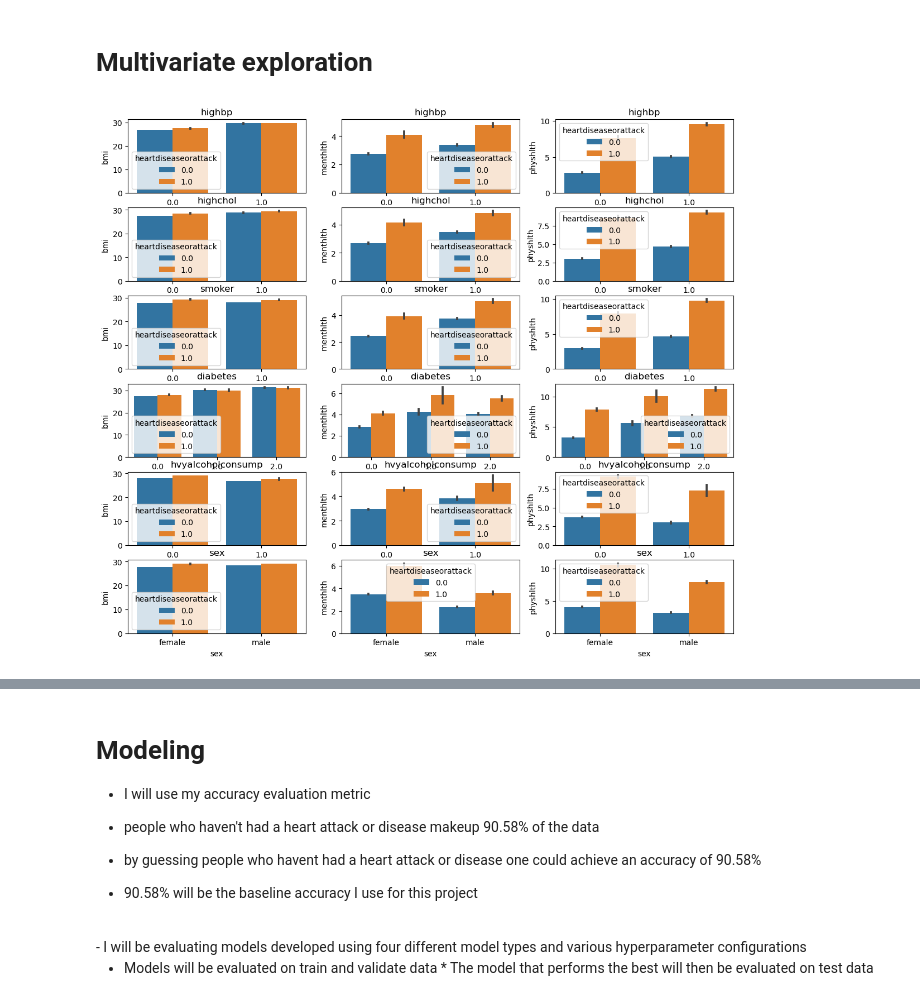
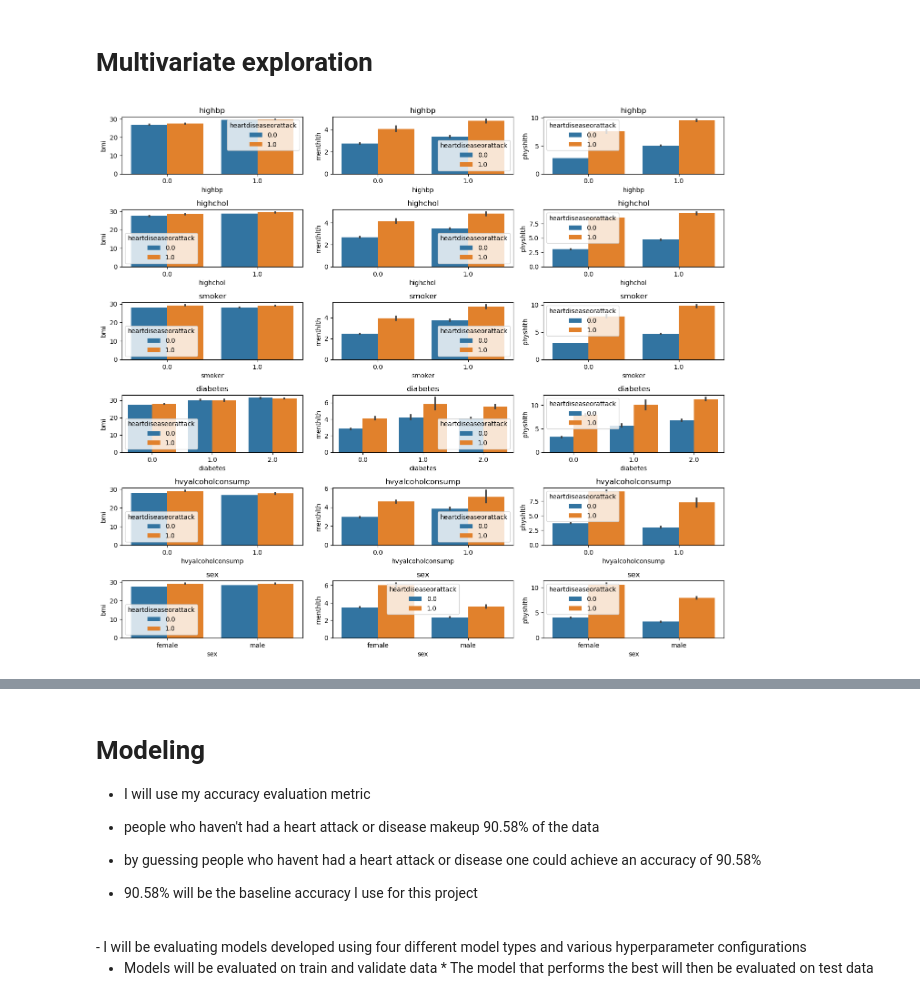
Before and after one commit to Divante222/individual_project, a Jupyter notebook: final_report.ipynb, the cells around one changed output, grey strips where cells are left out. Saved outputs shown, nothing was run; the diff lists cells and outputs as text; code cells hidden in the pictures.

```diff
--- a/final_report.ipynb
+++ b/final_report.ipynb
@@ -230,19 +200,6 @@ wrangle.comparison_of_means(df, second_list)
 # %% [markdown]
 # Multivariate exploration
-# %%
-plt.figure(figsize=(14,14))
-plt.xticks(rotation = 45)
-i = 0
-
-the_list # catagorical
-second_list # continuous
-
-for col in the_list:
-    for second in second_list:
-        plt.subplot(7,3,i+1)
-        sns.barplot(data=df, x=col, y=second, hue=df.heartdiseaseorattack).set_title(f'{col}')
-        i +=1
-
-plt.show()
-# %% [output]
-[figure, removed]
+# %%
+wrangle.multivariate_exploration_charts(df, the_list, second_list)
+# %% [output]
+[figure, added]
```
Also changed, not shown: parts of 39 cells of this notebook, 3 other files.
